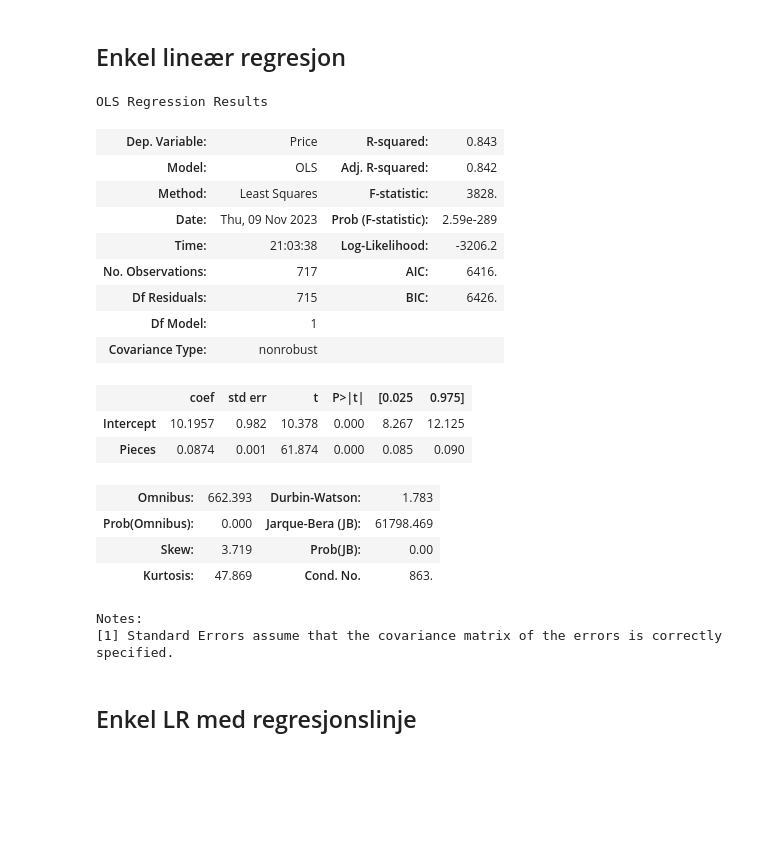
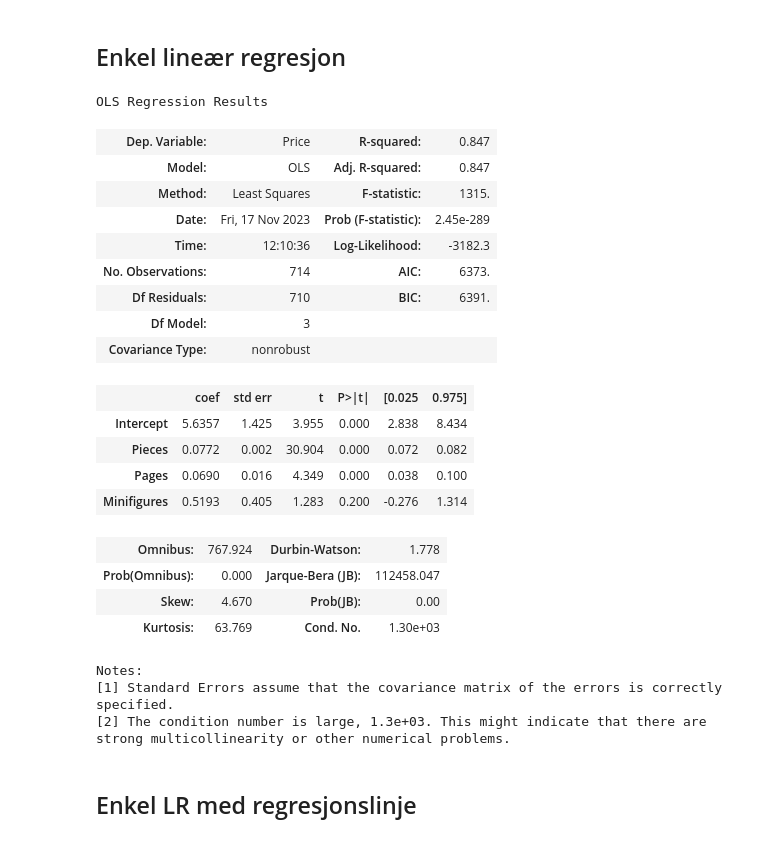
Before and after one commit to erikbjo/istg1003prosjekt, a Jupyter notebook: Oppgaver/arthurTestBook.ipynb, the cells around one changed output. Drawn from its saved outputs; the diff is of its cells as text; code cells hidden in the pictures; blank space fills up the shorter version.

Commit message:
Modified notebook and fixed models/methods

```diff
--- a/Oppgaver/arthurTestBook.ipynb
+++ b/Oppgaver/arthurTestBook.ipynb
@@ -8,7 +8,7 @@ from scipy import stats
 import statsmodels.formula.api as smf
 import statsmodels.api as sm
 # %%
-df = pd.read_csv("data/lego.population.csv", sep = ",", encoding = "latin1")
+df = pd.read_csv("oppgave1/data/lego.population.csv", sep = ",", encoding = "latin1")
 df
 # %% [output]
 |  | Item_Number | Set_Name | Theme | Pieces | Price | Amazon_Price | Year | Ages | Pages | ... |
@@ -27,7 +27,7 @@ df
 # %% [markdown]
 ## Fjerner forklaringsvariabler vi ikke trenger
 # %%
-df2 = df[["Theme", "Price", "Pieces", "Pages", "Minifigures"]]
+df2 = df[["Set_Name", "Theme", "Price", "Pieces", "Pages", "Minifigures", "Unique_Pieces"]]
 # %% [markdown]
 ## Fjerner observasjoner med manglende datapunkter
 # %%
@@ -65,32 +65,36 @@ df2
 # %% [markdown]
 ## Enkel lineær regresjon
 # %%
-formel = 'Price ~ Pieces'
+formel = 'Price ~ Pieces + Pages + Minifigures'
 
 modell = smf.ols(formel, data = df2)
 resultat = modell.fit()
 
 resultat.summary()
 # %% [output]
 OLS Regression Results
-| Dep. Variable: | Price | R-squared: | 0.843 |
-| Model: | OLS | Adj. R-squared: | 0.842 |
-| Method: | Least Squares | F-statistic: | 3828. |
-| Date: | Thu, 09 Nov 2023 | Prob (F-statistic): | 2.59e-289 |
-| Time: | 21:03:38 | Log-Likelihood: | -3206.2 |
-| No. Observations: | 717 | AIC: | 6416. |
-| Df Residuals: | 715 | BIC: | 6426. |
-| Df Model: | 1 |  |  |
+| Dep. Variable: | Price | R-squared: | 0.847 |
+| Model: | OLS | Adj. R-squared: | 0.847 |
+| Method: | Least Squares | F-statistic: | 1315. |
+| Date: | Fri, 17 Nov 2023 | Prob (F-statistic): | 2.45e-289 |
+| Time: | 12:10:36 | Log-Likelihood: | -3182.3 |
+| No. Observations: | 714 | AIC: | 6373. |
+| Df Residuals: | 710 | BIC: | 6391. |
+| Df Model: | 3 |  |  |
 | Covariance Type: | nonrobust |  |  |
 |  | coef | std err | t | P>|t| | [0.025 | 0.975] |
-| Intercept | 10.1957 | 0.982 | 10.378 | 0.000 | 8.267 | 12.125 |
-| Pieces | 0.0874 | 0.001 | 61.874 | 0.000 | 0.085 | 0.090 |
+| Intercept | 5.6357 | 1.425 | 3.955 | 0.000 | 2.838 | 8.434 |
+| Pieces | 0.0772 | 0.002 | 30.904 | 0.000 | 0.072 | 0.082 |
+| Pages | 0.0690 | 0.016 | 4.349 | 0.000 | 0.038 | 0.100 |
+| Minifigures | 0.5193 | 0.405 | 1.283 | 0.200 | -0.276 | 1.314 |
-| Omnibus: | 662.393 | Durbin-Watson: | 1.783 |
-| Prob(Omnibus): | 0.000 | Jarque-Bera (JB): | 61798.469 |
-| Skew: | 3.719 | Prob(JB): | 0.00 |
-| Kurtosis: | 47.869 | Cond. No. | 863. |
+| Omnibus: | 767.924 | Durbin-Watson: | 1.778 |
+| Prob(Omnibus): | 0.000 | Jarque-Bera (JB): | 112458.047 |
+| Skew: | 4.670 | Prob(JB): | 0.00 |
+| Kurtosis: | 63.769 | Cond. No. | 1.30e+03 |
 Notes:
 [1] Standard Errors assume that the covariance matrix of the errors is correctly specified.
+[2] The condition number is large, 1.3e+03. This might indicate that there are
+strong multicollinearity or other numerical problems.
 # %% [markdown]
 ## Enkel LR med regresjonslinje
 # %%
```
Also changed, not shown: parts of 11 cells of this notebook.
